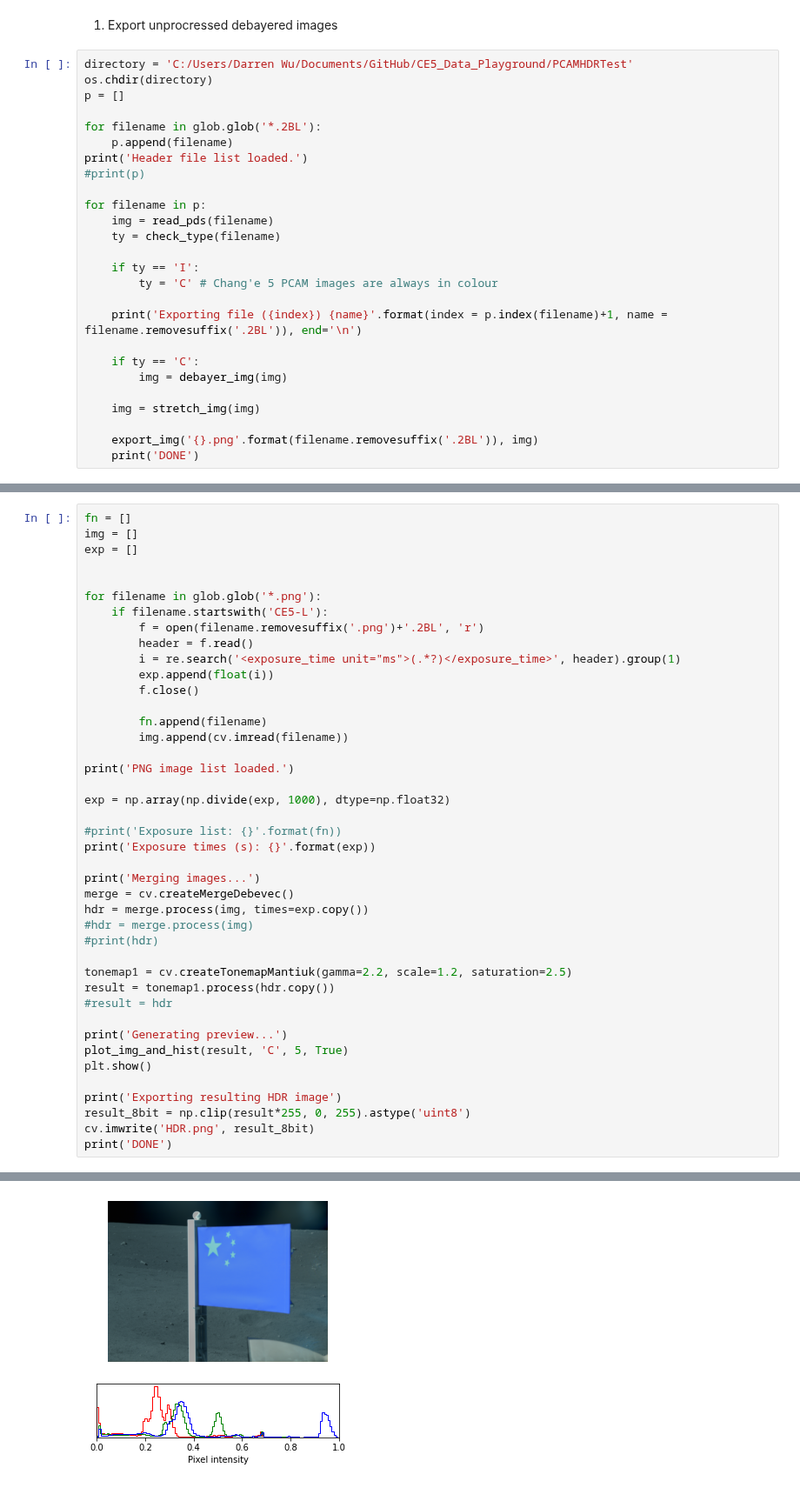
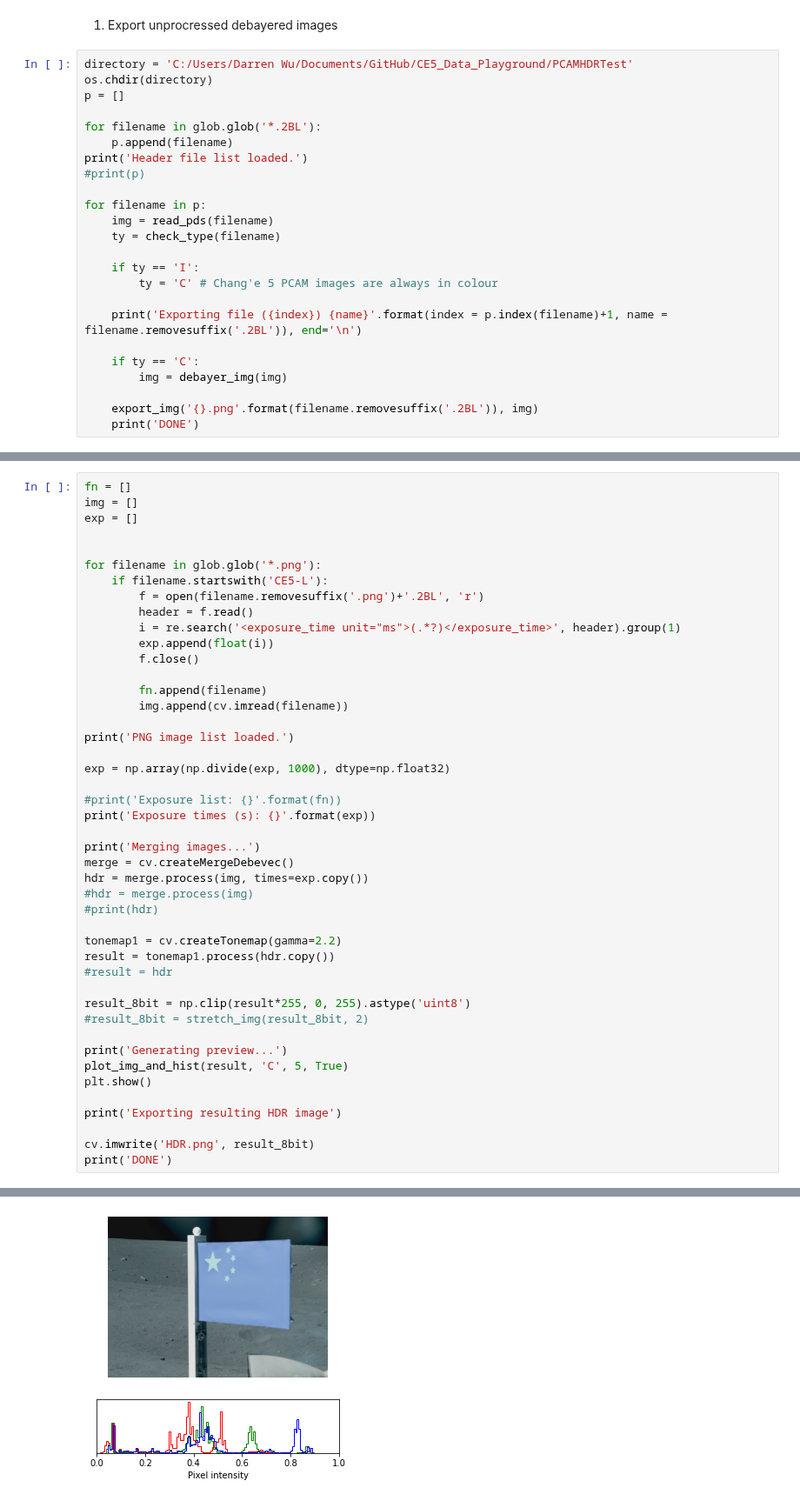
Before and after one commit to wlr2678/CE5_Data_Playground, a Jupyter notebook: PCAMHDRTest.ipynb, the cells around one changed output, grey strips where cells are left out. Shown at 87% size. Cells and saved outputs as stored; diff of their text form.

```diff
--- a/PCAMHDRTest.ipynb
+++ b/PCAMHDRTest.ipynb
@@ -176,8 +176,6 @@ for filename in p:
     if ty == 'C':
         img = debayer_img(img)
 
-    img = stretch_img(img)
-
     export_img('{}.png'.format(filename.removesuffix('.2BL')), img)
     print('DONE')
 # %% [output]
@@ -217,35 +215,38 @@ for filename in glob.glob('*.png'):
 
 print('PNG image list loaded.')
 
 exp = np.array(np.divide(exp, 1000), dtype=np.float32)
 
 #print('Exposure list: {}'.format(fn))
 print('Exposure times (s): {}'.format(exp))
 
 print('Merging images...')
 merge = cv.createMergeDebevec()
 hdr = merge.process(img, times=exp.copy())
 #hdr = merge.process(img)
 #print(hdr)
 
-tonemap1 = cv.createTonemapMantiuk(gamma=2.2, scale=1.2, saturation=2.5)
+tonemap1 = cv.createTonemap(gamma=2.2)
 result = tonemap1.process(hdr.copy())
 #result = hdr
+
+result_8bit = np.clip(result*255, 0, 255).astype('uint8')
+#result_8bit = stretch_img(result_8bit, 2)
 
 print('Generating preview...')
 plot_img_and_hist(result, 'C', 5, True)
 plt.show()
 
 print('Exporting resulting HDR image')
-result_8bit = np.clip(result*255, 0, 255).astype('uint8')
+
 cv.imwrite('HDR.png', result_8bit)
 print('DONE')
 # %% [output]
 PNG image list loaded.
 Exposure times (s): [ 0.0055  0.0055  0.008   0.008   0.0095  0.0095  0.011   0.011   0.013
   0.013 ]
 Merging images...
 Generating preview...
-[figure, old version]
+[figure, new version]
 Exporting resulting HDR image
 DONE
```
